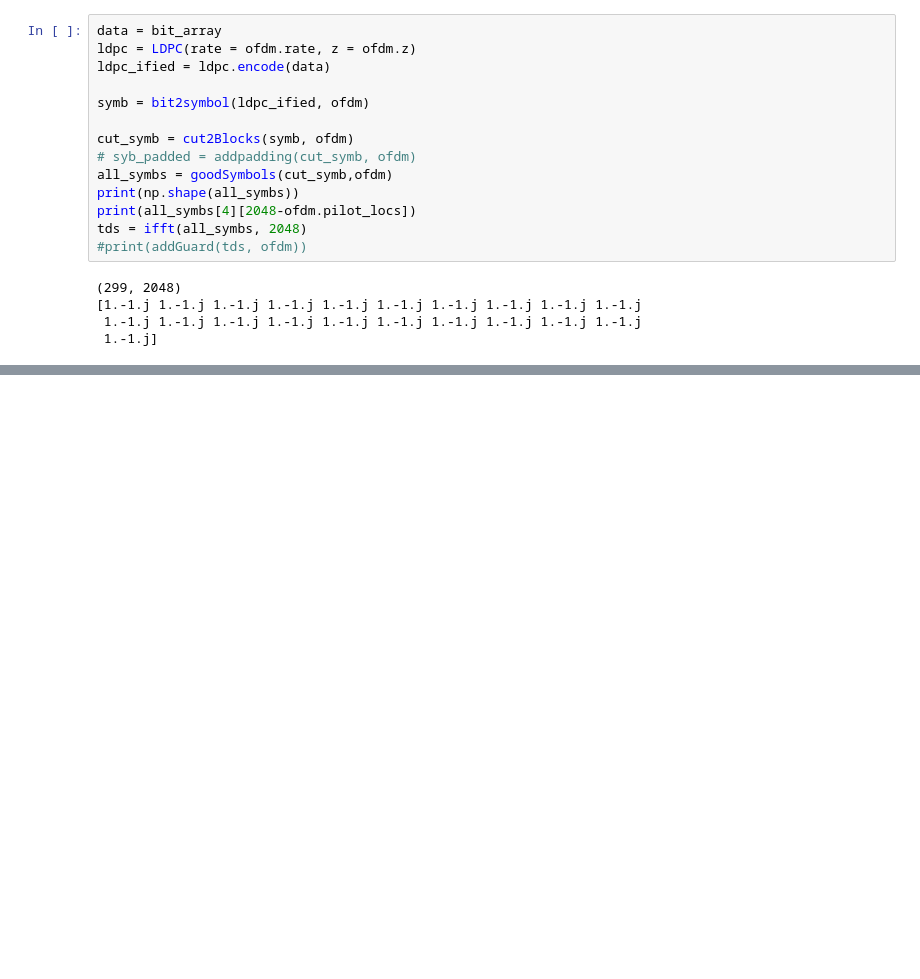
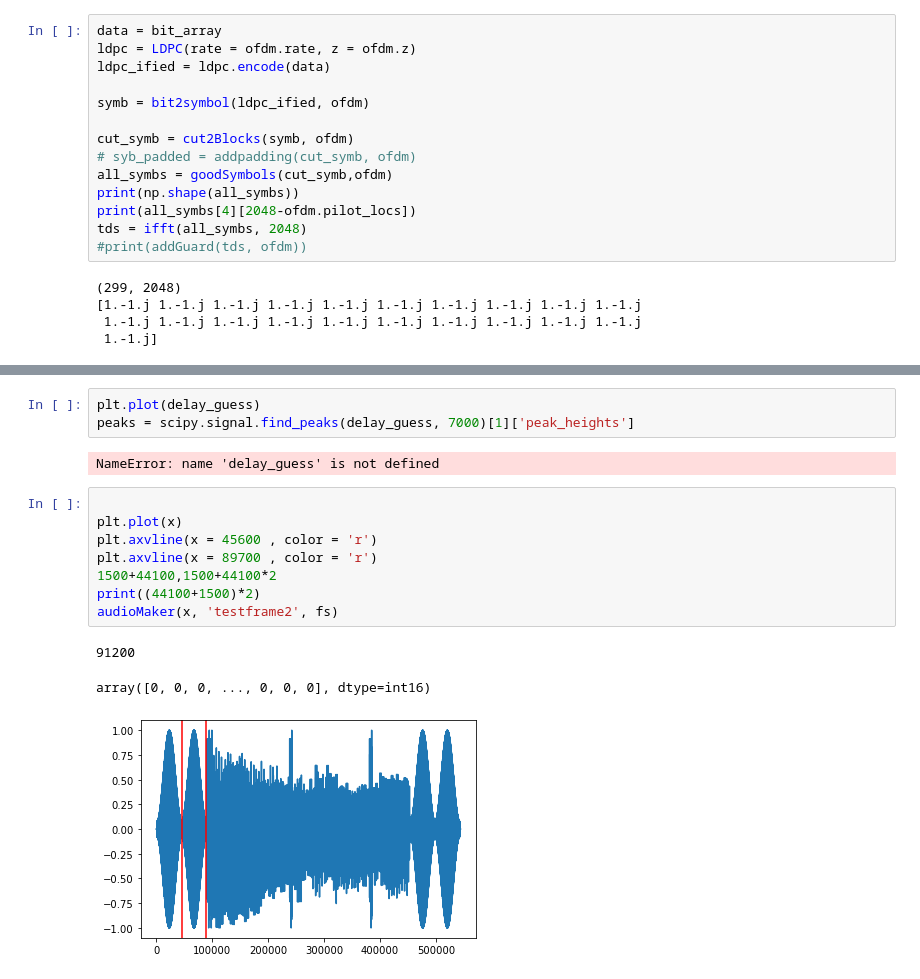
Before and after one commit to jks70/gf3_v2, a Jupyter notebook: finalframe.ipynb, the cells around one changed output, grey strips where cells are left out. Saved outputs shown, nothing was run; the diff lists cells and outputs as text; blank space fills up the shorter version.

```diff
--- a/finalframe.ipynb
+++ b/finalframe.ipynb
@@ -102,0 +111,17 @@ plt.plot(x)
+# %%
+plt.plot(delay_guess)
+peaks = scipy.signal.find_peaks(delay_guess, 7000)[1]['peak_heights']
+# %% [output]
+NameError: name 'delay_guess' is not defined
+# %%
+
+plt.plot(x)
+plt.axvline(x = 45600 , color = 'r')
+plt.axvline(x = 89700 , color = 'r')
+1500+44100,1500+44100*2
+print((44100+1500)*2)
+audioMaker(x, 'testframe2', fs)
+# %% [output]
+91200
+array([0, 0, 0, ..., 0, 0, 0], dtype=int16)
+[figure, added]
```
Also changed, not shown: parts of 19 cells of this notebook, 2 other files.
